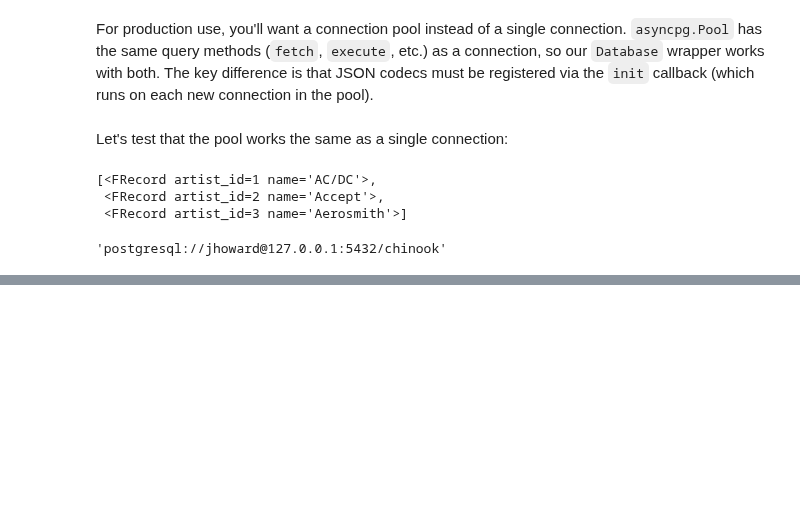
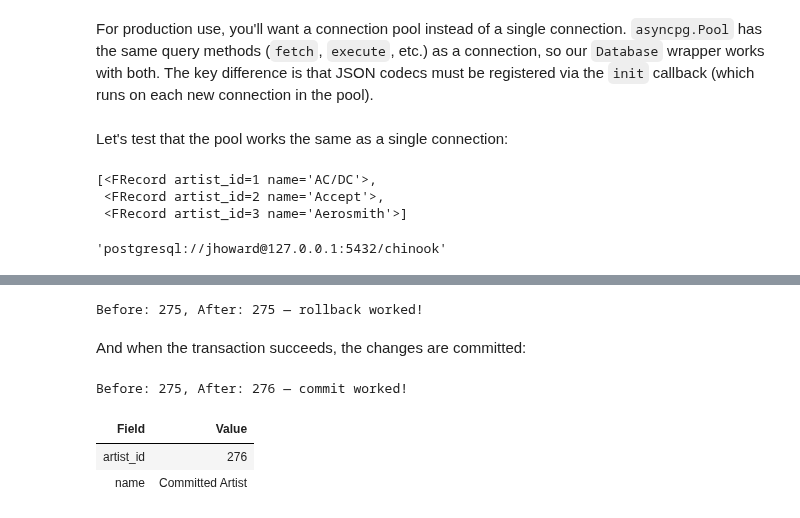
Before and after one commit to AnswerDotAI/fastasyncpg, a Jupyter notebook: nbs/00_core.ipynb, the cells around one changed output, grey strips where cells are left out. Saved outputs shown, nothing was run; the diff lists cells and outputs as text; code cells hidden in the pictures; blank space fills up the shorter version.

```diff
--- a/nbs/00_core.ipynb
+++ b/nbs/00_core.ipynb
@@ -1459,0 +1510,33 @@ str(db)
+# %%
+count_before = await db.t.artist.count
+next_id = (await db.q("SELECT MAX(artist_id) as m FROM artist"))[0]['m'] + 1
+
+try:
+    async with db.transaction() as txn:
+        await txn.t.artist.insert(artist_id=next_id, name='Test Artist')
+        raise ValueError("something went wrong")
+except ValueError: pass
+
+count_after = await db.t.artist.count
+assert count_before == count_after
+print(f"Before: {count_before}, After: {count_after} — rollback worked!")
+# %% [output]
+Before: 275, After: 275 — rollback worked!
+# %% [markdown]
+And when the transaction succeeds, the changes are committed:
+# %%
+count_before = await db.t.artist.count
+
+async with db.transaction() as txn:
+    await txn.t.artist.insert(artist_id=next_id, name='Committed Artist')
+
+count_after = await db.t.artist.count
+assert count_after == count_before + 1
+print(f"Before: {count_before}, After: {count_after} — commit worked!")
+
+await db.t.artist.delete(next_id)
+# %% [output]
+Before: 275, After: 276 — commit worked!
+| Field | Value |
+| artist_id | 276 |
+| name | Committed Artist |
```
Also changed, not shown: parts of 13 cells of this notebook, 2 other files.
